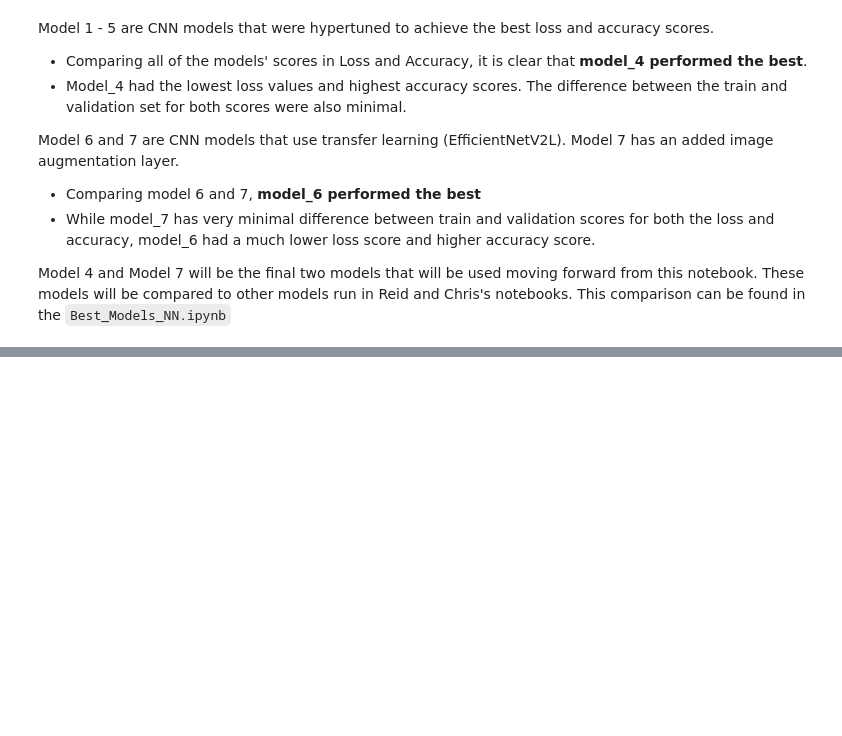
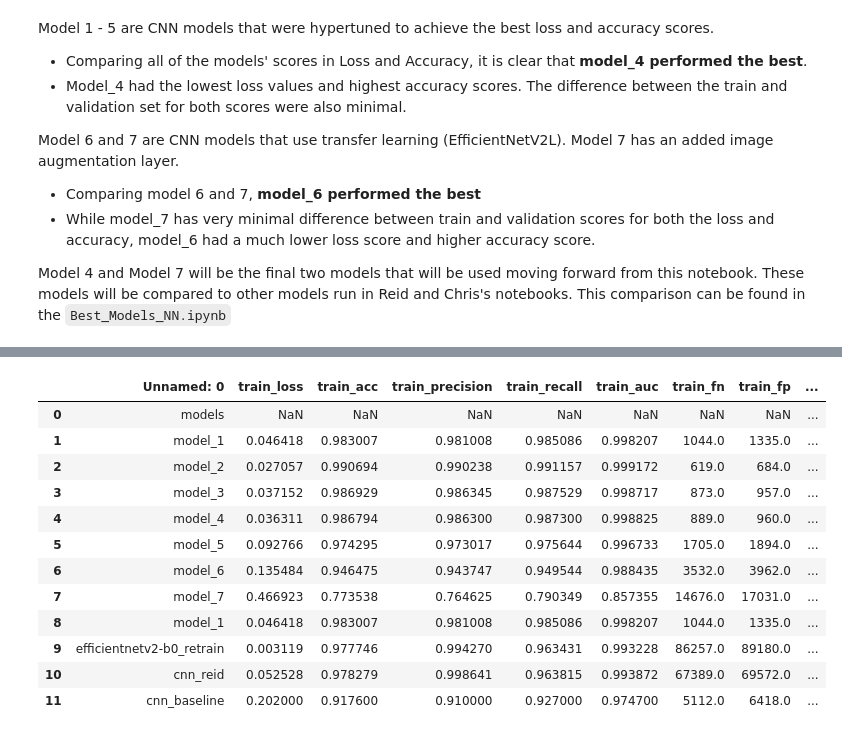
Before and after one commit to annabchox/deepfake-detector, a Jupyter notebook: Code/Main/Training/Anna_NN_final.ipynb, the cells around one changed output, grey strips where cells are left out. Saved outputs shown, nothing was run; the diff lists cells and outputs as text; code cells hidden in the pictures; blank space fills up the shorter version.

Commit message:
updated model.eval csv

```diff
--- a/Code/Main/Training/Anna_NN_final.ipynb
+++ b/Code/Main/Training/Anna_NN_final.ipynb
@@ -1414,3 +1414,22 @@ Model 6 and 7 are CNN models that use transfer learning (EfficientNetV2L). Model
 
 
 Model 4 and Model 7 will be the final two models that will be used moving forward from this notebook. These models will be compared to other models run in Reid and Chris's notebooks. This comparison can be found in the `Best_Models_NN.ipynb`
+# %%
+# Read the first CSV file
+df1 = pd.read_csv('../../Results/model_eval_anna.csv')
+
+# Read the second CSV file
+df2 = pd.read_csv('../../Results/model_eval.csv')
+
+display(df1)
+display(df2)
+
+# Join the two dataframes based on a common column
+#merged_df = pd.merge(df1, df2, on = 'models')
+
+# Check
+#merged_df
+
+
+# Write the merged dataframe to a new CSV file
+#merged_df.to_csv('merged_file.csv', index=False)
@@ -1416,0 +1452,18 @@ Model 4 and Model 7 will be the final two models that will be used moving forwar
+# %%
+# Join the two dataframes based on a common column
+merged_df = pd.merge(df1, df2, how = 'outer')
+merged_df
+# %% [output]
+|  | Unnamed: 0 | train_loss | train_acc | train_precision | train_recall | train_auc | train_fn | train_fp | ... |
+| 0 | models | NaN | NaN | NaN | NaN | NaN | NaN | NaN | ... |
+| 1 | model_1 | 0.046418 | 0.983007 | 0.981008 | 0.985086 | 0.998207 | 1044.0 | 1335.0 | ... |
+| 2 | model_2 | 0.027057 | 0.990694 | 0.990238 | 0.991157 | 0.999172 | 619.0 | 684.0 | ... |
+| 3 | model_3 | 0.037152 | 0.986929 | 0.986345 | 0.987529 | 0.998717 | 873.0 | 957.0 | ... |
+| 4 | model_4 | 0.036311 | 0.986794 | 0.986300 | 0.987300 | 0.998825 | 889.0 | 960.0 | ... |
+| 5 | model_5 | 0.092766 | 0.974295 | 0.973017 | 0.975644 | 0.996733 | 1705.0 | 1894.0 | ... |
+| 6 | model_6 | 0.135484 | 0.946475 | 0.943747 | 0.949544 | 0.988435 | 3532.0 | 3962.0 | ... |
+| 7 | model_7 | 0.466923 | 0.773538 | 0.764625 | 0.790349 | 0.857355 | 14676.0 | 17031.0 | ... |
+| 8 | model_1 | 0.046418 | 0.983007 | 0.981008 | 0.985086 | 0.998207 | 1044.0 | 1335.0 | ... |
+| 9 | efficientnetv2-b0_retrain | 0.003119 | 0.977746 | 0.994270 | 0.963431 | 0.993228 | 86257.0 | 89180.0 | ... |
+| 10 | cnn_reid | 0.052528 | 0.978279 | 0.998641 | 0.963815 | 0.993872 | 67389.0 | 69572.0 | ... |
+| 11 | cnn_baseline | 0.202000 | 0.917600 | 0.910000 | 0.927000 | 0.974700 | 5112.0 | 6418.0 | ... |
```
Also changed, not shown: parts of 6 cells of this notebook, 2 other files.
